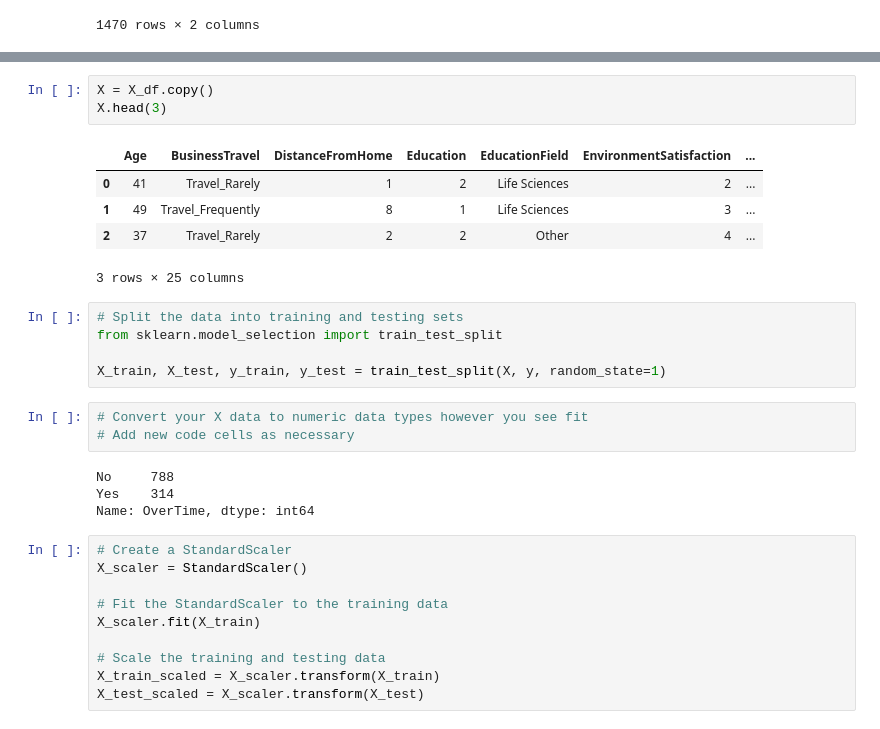
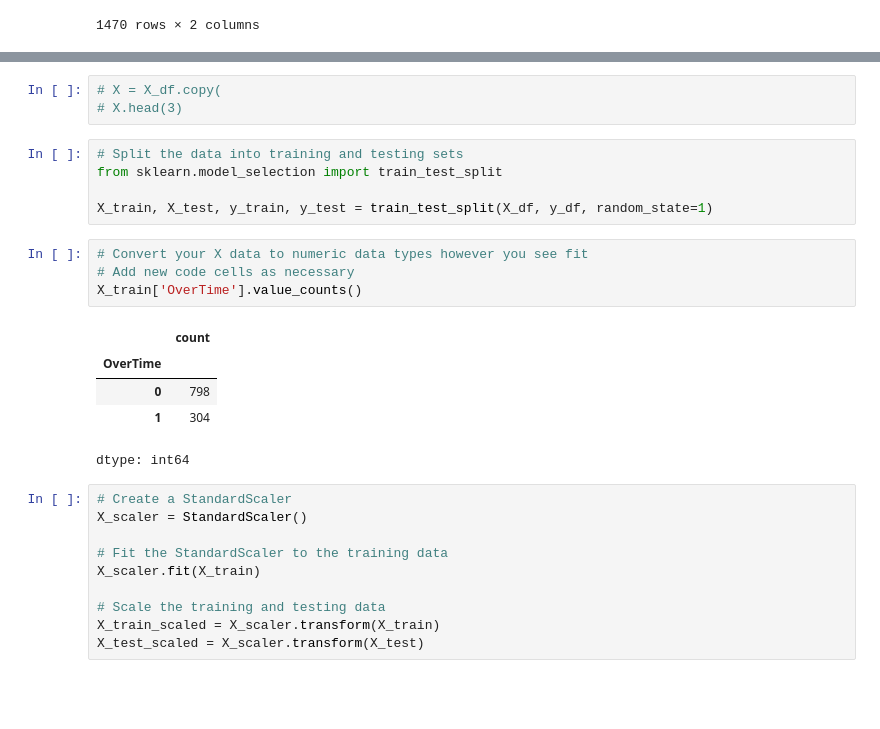
Before and after one commit to vaughanroberts13/neural-network-challenge-2, a Jupyter notebook: M19_Starter_Code/attritionVRO.ipynb, the cells around one changed output, grey strips where cells are left out. Cells and saved outputs as stored; diff of their text form; blank space fills up the shorter version.

```diff
--- a/M19_Starter_Code/attritionVRO.ipynb
+++ b/M19_Starter_Code/attritionVRO.ipynb
@@ -178,24 +209,21 @@ dtype: int64
 # %%
-X = X_df.copy()
-X.head(3)
+# X = X_df.copy(
+# X.head(3)
-# %% [output]
-|  | Age | BusinessTravel | DistanceFromHome | Education | EducationField | EnvironmentSatisfaction | ... |
-| 0 | 41 | Travel_Rarely | 1 | 2 | Life Sciences | 2 | ... |
-| 1 | 49 | Travel_Frequently | 8 | 1 | Life Sciences | 3 | ... |
-| 2 | 37 | Travel_Rarely | 2 | 2 | Other | 4 | ... |
-3 rows × 25 columns
 # %%
 # Split the data into training and testing sets
 from sklearn.model_selection import train_test_split
 
-X_train, X_test, y_train, y_test = train_test_split(X, y, random_state=1)
+X_train, X_test, y_train, y_test = train_test_split(X_df, y_df, random_state=1)
 # %%
 # Convert your X data to numeric data types however you see fit
 # Add new code cells as necessary
+X_train['OverTime'].value_counts()
 # %% [output]
+|  | count |
+| OverTime |  |
+| 0 | 798 |
+| 1 | 304 |
-No     788
-Yes    314
-Name: OverTime, dtype: int64
+dtype: int64
 # %%
 # Create a StandardScaler
 X_scaler = StandardScaler()
```
Also changed, not shown: parts of 23 cells of this notebook, 1 other file.
